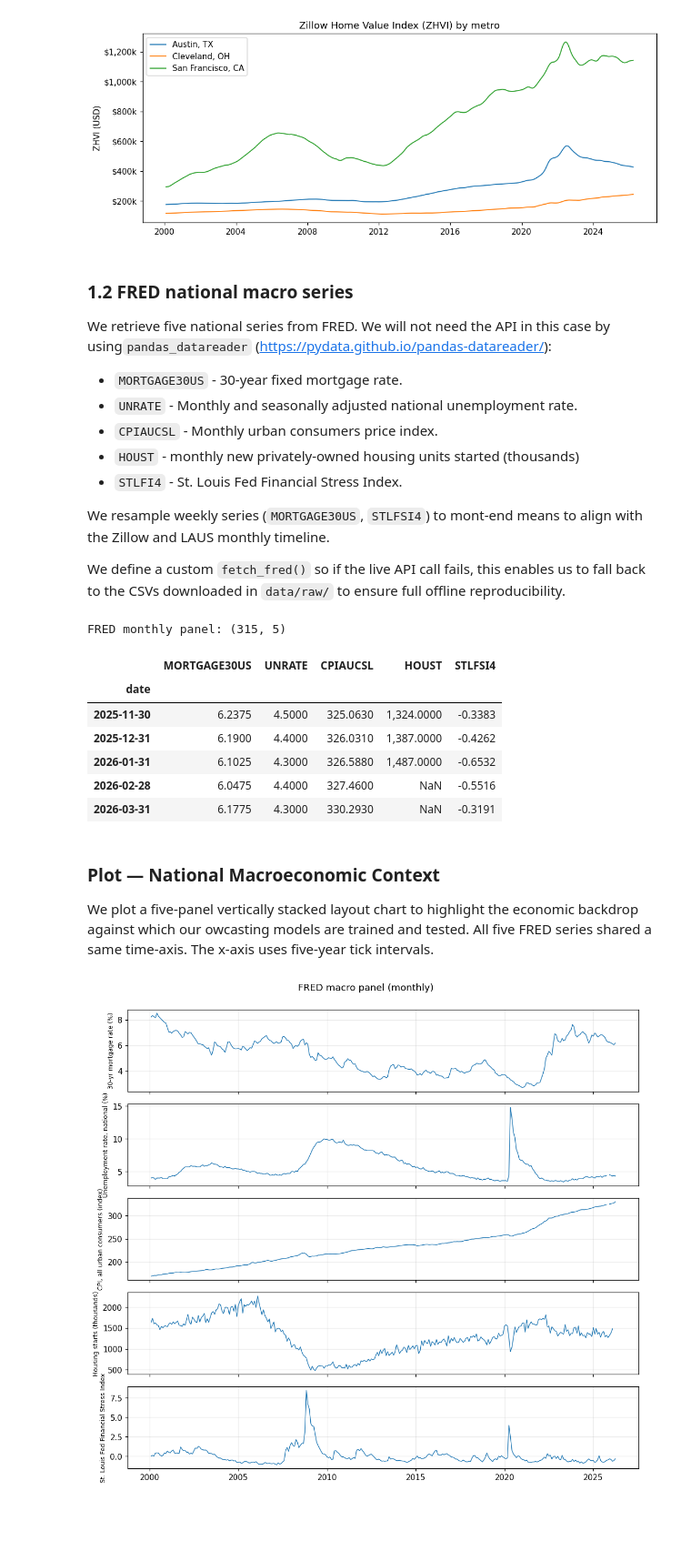
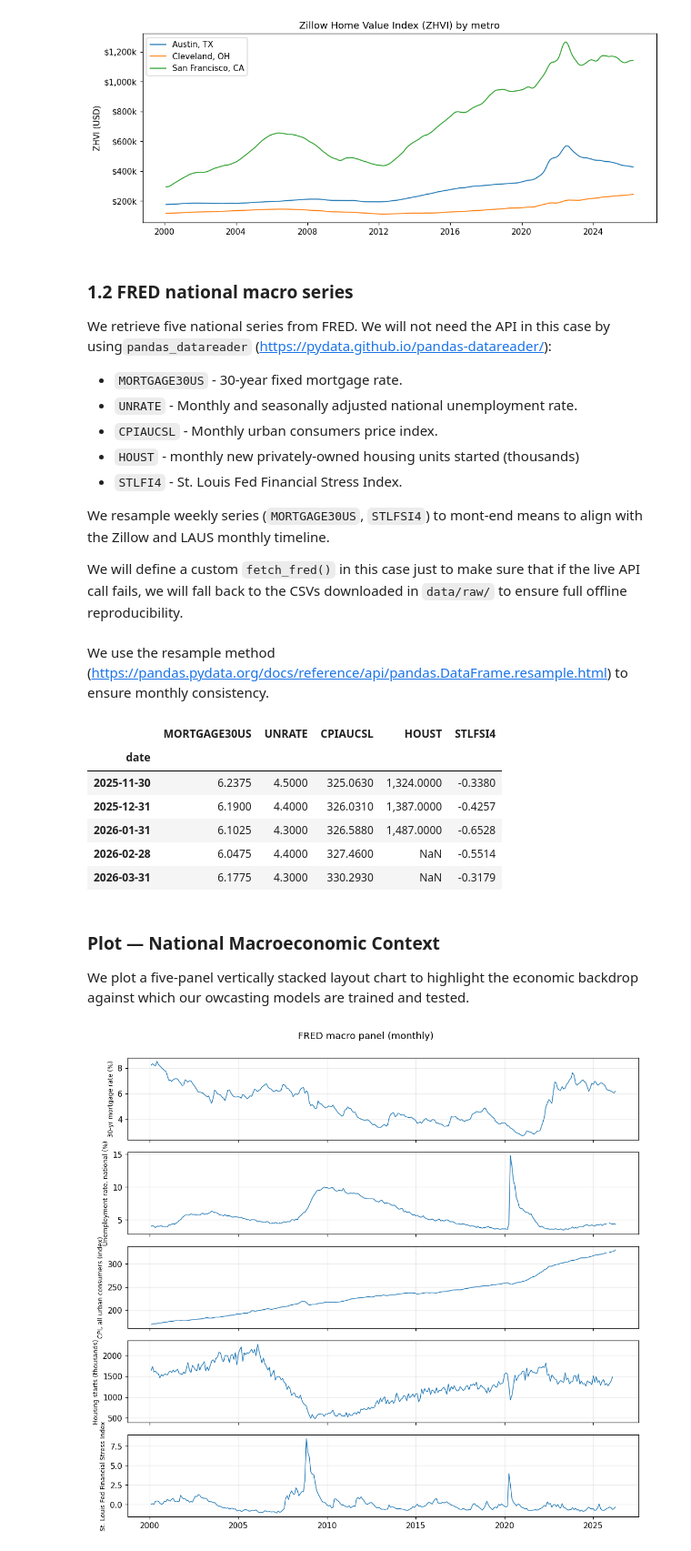
Before and after one commit to garavels/ECON-148, a Jupyter notebook: notebooks/housing_nowcast_main.ipynb, the cells around one changed output. Shown at 91% size. Saved outputs shown, nothing was run; the diff lists cells and outputs as text; code cells hidden in the pictures; blank space fills up the shorter version.

Commit message:
feat: update housing nowcast pipeline with improved data loading, feature engineering, and model evaluation outputs

```diff
--- a/notebooks/housing_nowcast_main.ipynb
+++ b/notebooks/housing_nowcast_main.ipynb
@@ -212,4 +208,4 @@ We retrieve five national series from FRED. We will not need the API in this cas
 
 We resample weekly series (`MORTGAGE30US`, `STLFSI4`) to mont-end means to align with the Zillow and LAUS monthly timeline.
 
-We define a custom `fetch_fred()` so if the live API call fails, this enables us to fall back to the CSVs downloaded in `data/raw/` to ensure full offline reproducibility.
+We will define a custom `fetch_fred()` in this case just to make sure that if the live API call fails, we will fall back to the CSVs downloaded in `data/raw/` to ensure full offline reproducibility.
@@ -216,42 +228,35 @@ We define a custom `fetch_fred()` so if the live API call fails, this enables us
+# %% [markdown]
+We use the resample method (https://pandas.pydata.org/docs/reference/api/pandas.DataFrame.resample.html) to ensure monthly consistency.
 # %%
-FRED_SERIES = ["MORTGAGE30US", "UNRATE", "CPIAUCSL", "HOUST", "STLFSI4"]
-FRED_CSV = {
-    "MORTGAGE30US": "MORTGAGE30US.csv", "UNRATE": "UNRATE.csv",
-    "CPIAUCSL": "CPIAUCSL.csv",       "HOUST":  "HOUST.csv",
-    "STLFSI4":  "STLFSI4.csv",
-}
+processed_series = {}
+
+for ticker in FRED_SERIES:
+    # we fetch the raw data for this specific ticker and convert to monthly frequency using the mean of that month
+    raw_data = fetch_fred(ticker)
+    monthly_avg = raw_data.resample("ME").mean()
+
+    # 4. Save it to our dictionary using the ticker as the label
+    processed_series[ticker] = monthly_avg
+
+# 5. Combine all individual series into a single horizontal table (DataFrame)
+fred_monthly = pd.concat(processed_series, axis=1)
 
 
-def fetch_fred(series: str) -> pd.Series:
-    try:
-        return pdr.DataReader(series, "fred", START, END)[series]
-    except Exception as e:
-        print(f"  [{series}] API failed, using CSV fallback")
-        df = pd.read_csv(RAW / FRED_CSV[series], parse_dates=["observation_date"])
-        return pd.to_numeric(df[series], errors="coerce").set_axis(df["observation_date"])
+fred_monthly.index.name = "date" # we change the index name
 
-
-fred_monthly = pd.concat(
-    {s: fetch_fred(s).resample("ME").mean() for s in FRED_SERIES},
-    axis=1,
-)
-
-fred_monthly.index.name = "date"
-print(f"FRED monthly panel: {fred_monthly.shape}")
 fred_monthly.tail(5)
 # %% [output]
-FRED monthly panel: (315, 5)
 |  | MORTGAGE30US | UNRATE | CPIAUCSL | HOUST | STLFSI4 |
 | date |  |  |  |  |  |
-| 2025-11-30 | 6.2375 | 4.5000 | 325.0630 | 1,324.0000 | -0.3383 |
-| 2025-12-31 | 6.1900 | 4.4000 | 326.0310 | 1,387.0000 | -0.4262 |
-| 2026-01-31 | 6.1025 | 4.3000 | 326.5880 | 1,487.0000 | -0.6532 |
-| 2026-02-28 | 6.0475 | 4.4000 | 327.4600 | NaN | -0.5516 |
-| 2026-03-31 | 6.1775 | 4.3000 | 330.2930 | NaN | -0.3191 |
+| 2025-11-30 | 6.2375 | 4.5000 | 325.0630 | 1,324.0000 | -0.3380 |
+| 2025-12-31 | 6.1900 | 4.4000 | 326.0310 | 1,387.0000 | -0.4257 |
+| 2026-01-31 | 6.1025 | 4.3000 | 326.5880 | 1,487.0000 | -0.6528 |
+| 2026-02-28 | 6.0475 | 4.4000 | 327.4600 | NaN | -0.5514 |
+| 2026-03-31 | 6.1775 | 4.3000 | 330.2930 | NaN | -0.3179 |
 # %% [markdown]
 ### Plot — National Macroeconomic Context
 
-We plot a five-panel vertically stacked layout chart to highlight the economic backdrop against which our owcasting models are trained and tested. All five FRED series shared a same time-axis. The x-axis uses five-year tick intervals.
+We plot a five-panel vertically stacked layout chart to highlight the economic backdrop against which our owcasting models are trained and tested.
 # %%
 fig, axes = plt.subplots(5, 1, figsize=(10, 9), sharex=True)
 series_info = [
```
Also changed, not shown: parts of 22 cells of this notebook.
